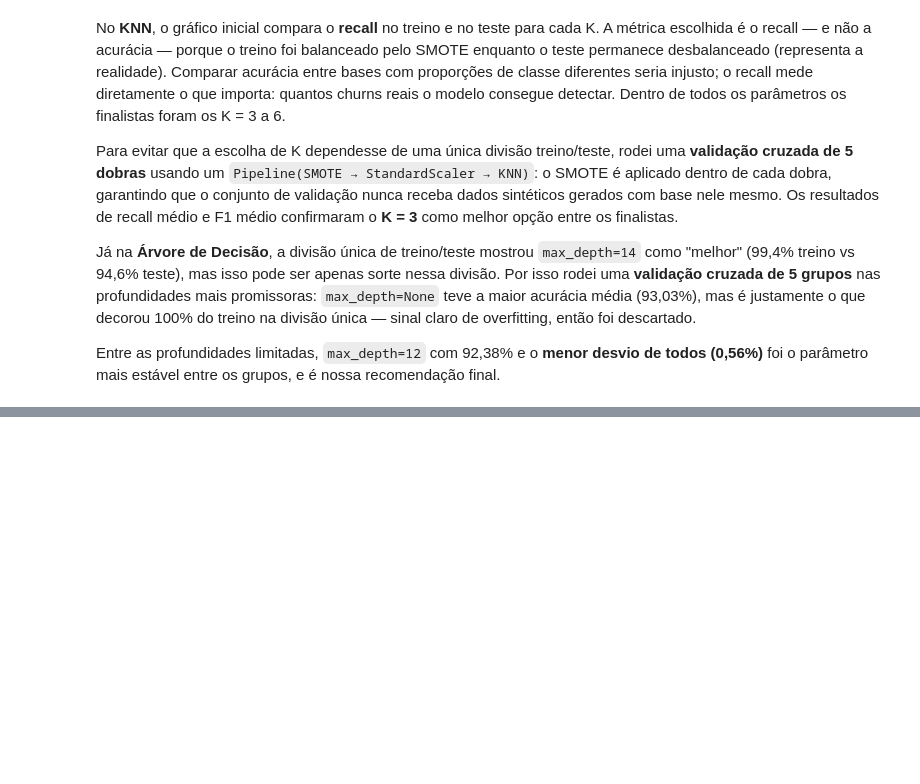
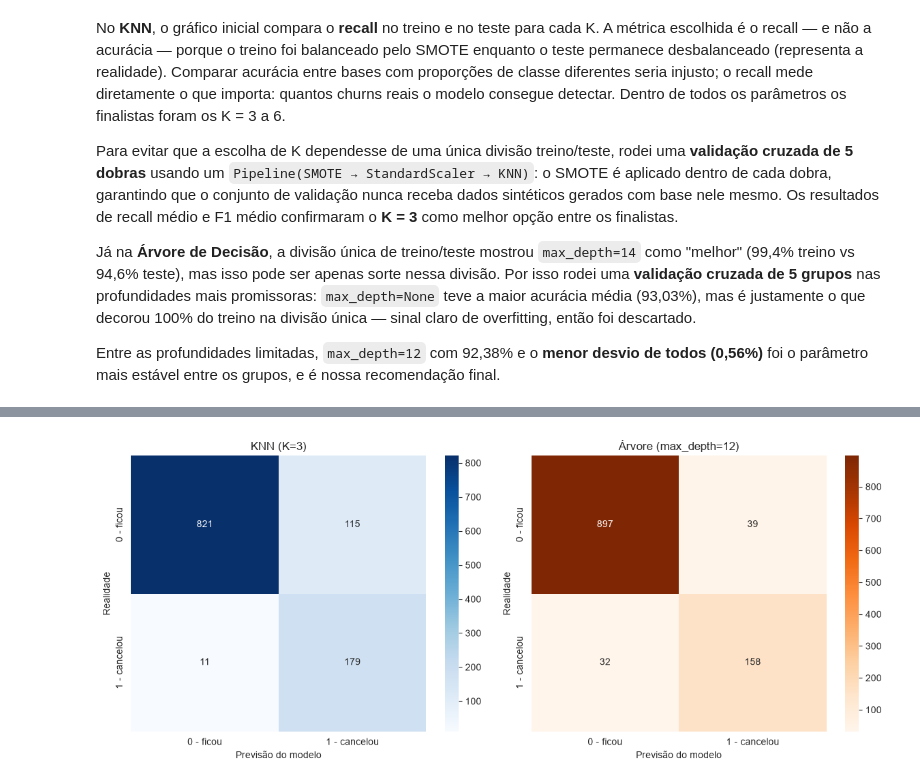
Before and after one commit to henriquetamaki-max/ML_ecommerce_churn, a Jupyter notebook: Henrique_tamaki_churn_ecommerce.ipynb, the cells around one changed output, grey strips where cells are left out. Saved outputs shown, nothing was run; the diff lists cells and outputs as text; code cells hidden in the pictures; blank space fills up the shorter version.

```diff
--- a/Henrique_tamaki_churn_ecommerce.ipynb
+++ b/Henrique_tamaki_churn_ecommerce.ipynb
@@ -1063,0 +1068,18 @@ Entre as profundidades limitadas, `max_depth=12` com 92,38% e o **menor desvio d
+# %%
+# Fase 6: os dois melhores modelos escolhidos na Fase 5 - KNN (K=3) e Árvore (max_depth=12)
+
+# --- KNN (K=3) ---
+modelo_knn_final = KNeighborsClassifier(n_neighbors=3)
+modelo_knn_final.fit(X_train_knn, y_train_bal)
+pred_knn_final = modelo_knn_final.predict(X_test_knn)
+
+print("Relatório de Classificação - KNN (K=3):\n")
+print(classification_report(y_test, pred_knn_final, target_names=["0 - ficou", "1 - cancelou"]))
+
+# --- Árvore de Decisão (max_depth=12) ---
+modelo_arvore_final = DecisionTreeClassifier(max_depth=12, random_state=42)
+modelo_arvore_final.fit(X_train_bal, y_train_bal)
+pred_arvore_final = modelo_arvore_final.predict(X_test)
+
+print("\nRelatório de Classificação - Árvore (max_depth=12):\n")
+print(classification_report(y_test, pred_arvore_final, target_names=["0 - ficou", "1 - cancelou"]))
@@ -1063,0 +1104,20 @@ Entre as profundidades limitadas, `max_depth=12` com 92,38% e o **menor desvio d
+# %%
+# --- Matrizes de confusão lado a lado ---
+fig, axes = plt.subplots(1, 2, figsize=(12, 5))
+
+sns.heatmap(confusion_matrix(y_test, pred_knn_final), annot=True, fmt="d", cmap="Blues",
+            xticklabels=["0 - ficou", "1 - cancelou"], yticklabels=["0 - ficou", "1 - cancelou"], ax=axes[0])
+axes[0].set_title("KNN (K=3)")
+axes[0].set_xlabel("Previsão do modelo")
+axes[0].set_ylabel("Realidade")
+
+sns.heatmap(confusion_matrix(y_test, pred_arvore_final), annot=True, fmt="d", cmap="Oranges",
+            xticklabels=["0 - ficou", "1 - cancelou"], yticklabels=["0 - ficou", "1 - cancelou"], ax=axes[1])
+axes[1].set_title("Árvore (max_depth=12)")
+axes[1].set_xlabel("Previsão do modelo")
+axes[1].set_ylabel("Realidade")
+
+plt.tight_layout()
+plt.show()
+# %% [output]
+[figure, added]
```
Also changed, not shown: parts of 5 cells of this notebook, 1 other file.
